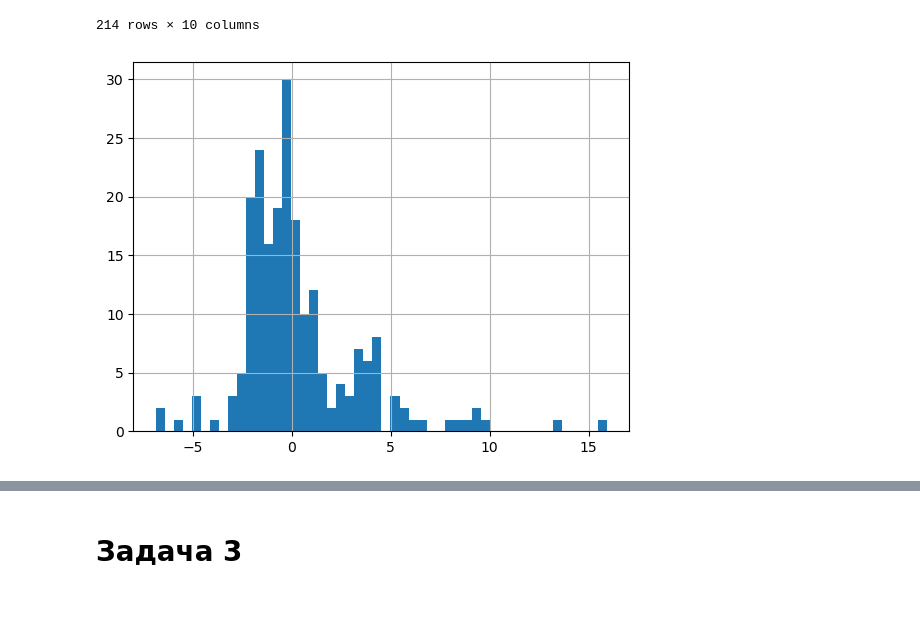
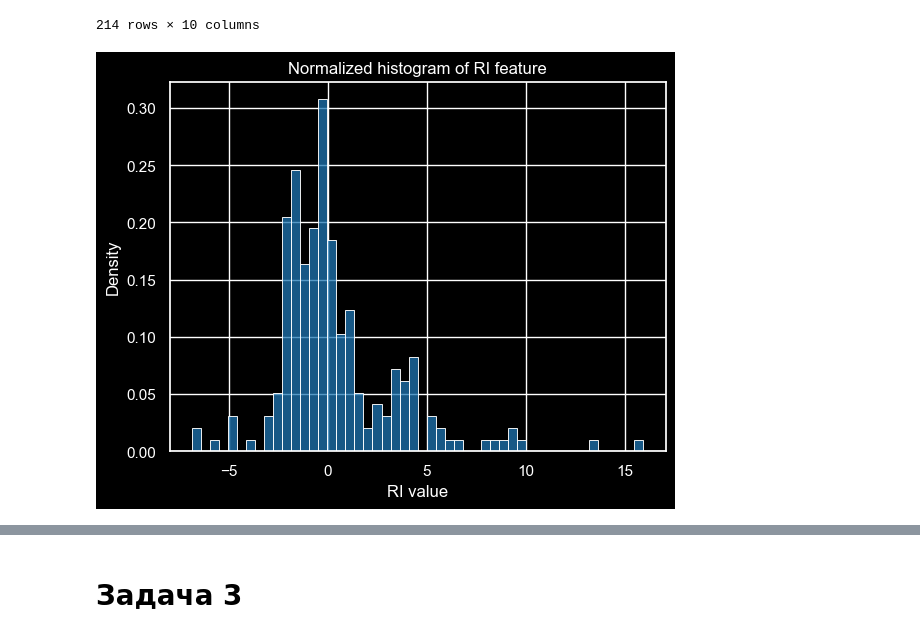
Before and after one commit to voroninip/Statistics, a Jupyter notebook: HW10/HW10.ipynb, the cells around one changed output, grey strips where cells are left out. Drawn from its saved outputs; the diff is of its cells as text; code cells hidden in the pictures; blank space fills up the shorter version.

```diff
--- a/HW10/HW10.ipynb
+++ b/HW10/HW10.ipynb
@@ -8,10 +8,21 @@
 # Задача 2
 # %% [markdown]
 ![2.png](embedded-picture-1)
+# %%
+import matplotlib.pyplot as plt
+import seaborn as sns
+import numpy as np
+import pandas as pd
+import warnings
+warnings.filterwarnings('ignore')
+from sklearn.neighbors import KernelDensity
+import statsmodels.nonparametric.kde as KDE
+import scipy.stats as sps
+sns.set(style="darkgrid")
+plt.style.use("dark_background")
+sns.set_palette(sns.color_palette("tab10"))
 # %%
-import pandas as pd
-
-data = pd.DataFrame(pd.read_csv('glass.dat', sep=' +'))
+data = pd.DataFrame(pd.read_csv('glass.dat', sep="\s+"))
 data
 # %% [output]
 |  | RI | Na | Mg | Al | Si | K | Ca | Ba | Fe | type |
@@ -28,7 +39,9 @@ data
 | 214 | -0.89 | 14.23 | 0.00 | 2.08 | 73.36 | 0.00 | 8.62 | 1.67 | 0.0 | Head |
 214 rows × 10 columns
 # %%
-sample = data['RI']
-sample.hist(bins=50);
+x = data['RI']
+sns.histplot(x, bins=50, stat='density')
+plt.title("Normalized histogram of RI feature")
+plt.xlabel('RI value');
 # %% [output]
-[figure, old version]
+[figure, new version]
```
Also changed, not shown: parts of 21 cells of this notebook, 1 other file.
